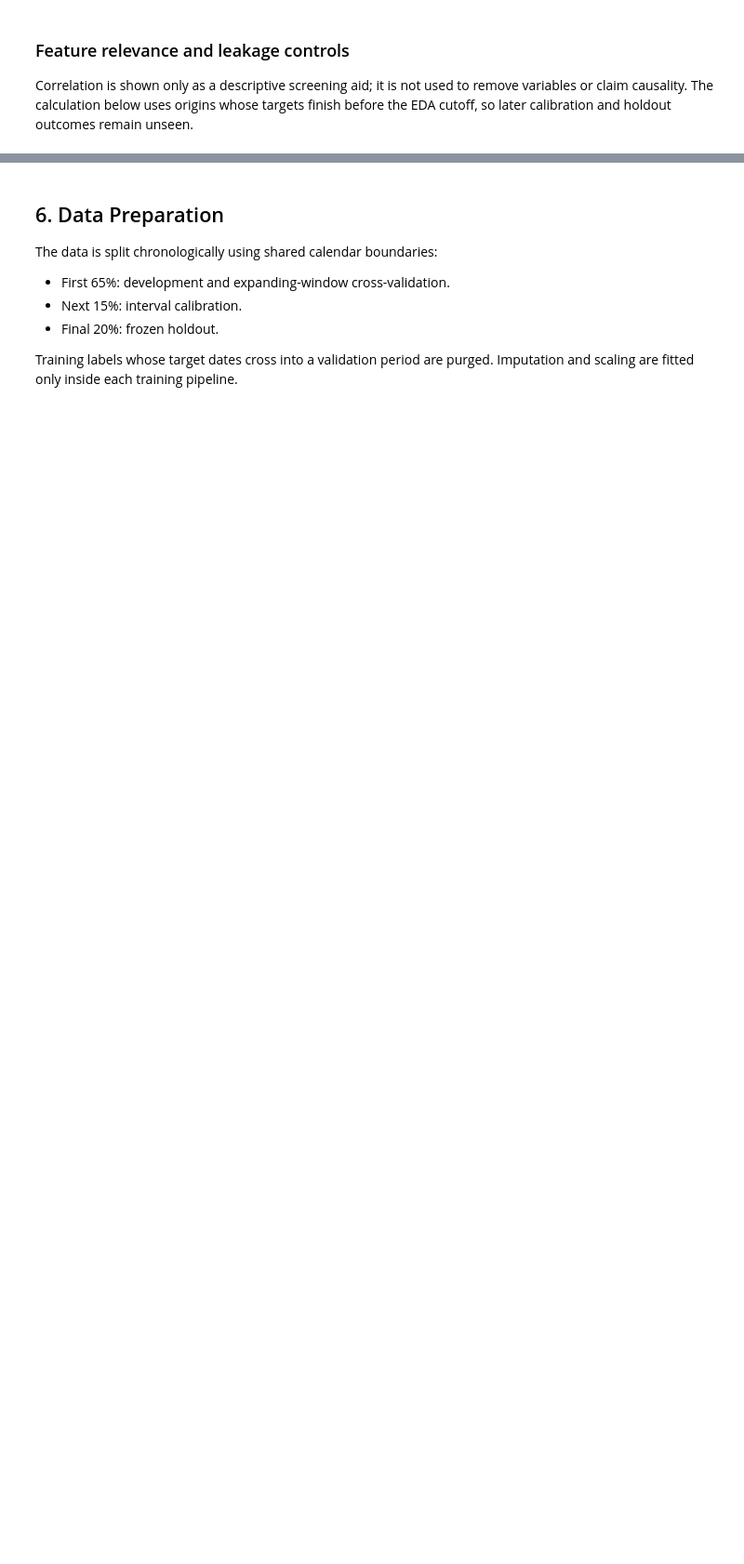
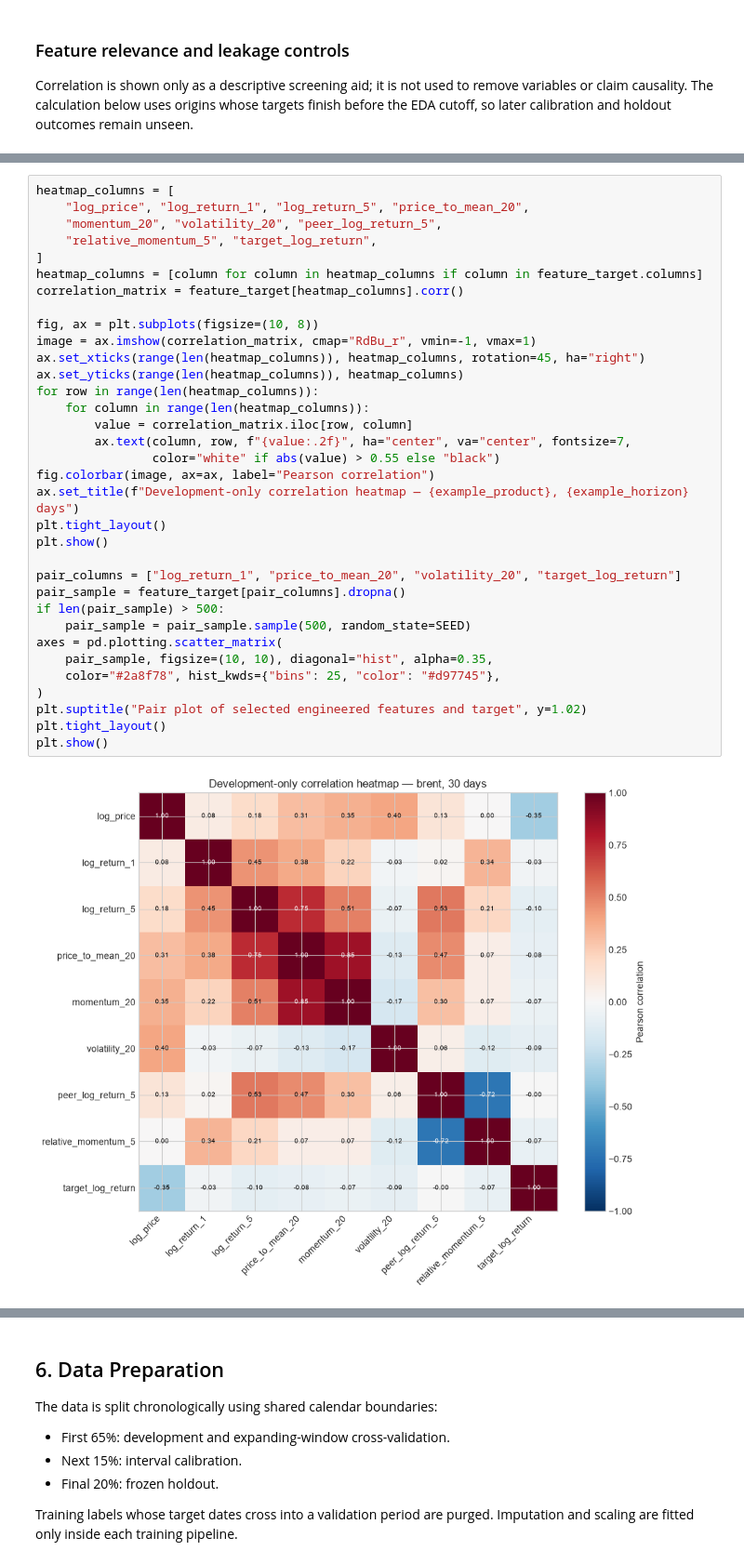
Before and after one commit to KHALIDKARROUM/predict_gasoil_prices, a Jupyter notebook: notebooks/data_science_workflow.ipynb, the cells around one changed output, grey strips where cells are left out. Shown at 93% size. Cells and saved outputs as stored; diff of their text form; blank space fills up the shorter version.

```diff
--- a/notebooks/data_science_workflow.ipynb
+++ b/notebooks/data_science_workflow.ipynb
@@ -398,0 +481,36 @@ assert leakage_checks["target_prices_missing"] == 0
+# %%
+heatmap_columns = [
+    "log_price", "log_return_1", "log_return_5", "price_to_mean_20",
+    "momentum_20", "volatility_20", "peer_log_return_5",
+    "relative_momentum_5", "target_log_return",
+]
+heatmap_columns = [column for column in heatmap_columns if column in feature_target.columns]
+correlation_matrix = feature_target[heatmap_columns].corr()
+
+fig, ax = plt.subplots(figsize=(10, 8))
+image = ax.imshow(correlation_matrix, cmap="RdBu_r", vmin=-1, vmax=1)
+ax.set_xticks(range(len(heatmap_columns)), heatmap_columns, rotation=45, ha="right")
+ax.set_yticks(range(len(heatmap_columns)), heatmap_columns)
+for row in range(len(heatmap_columns)):
+    for column in range(len(heatmap_columns)):
+        value = correlation_matrix.iloc[row, column]
+        ax.text(column, row, f"{value:.2f}", ha="center", va="center", fontsize=7,
+                color="white" if abs(value) > 0.55 else "black")
+fig.colorbar(image, ax=ax, label="Pearson correlation")
+ax.set_title(f"Development-only correlation heatmap — {example_product}, {example_horizon} days")
+plt.tight_layout()
+plt.show()
+
+pair_columns = ["log_return_1", "price_to_mean_20", "volatility_20", "target_log_return"]
+pair_sample = feature_target[pair_columns].dropna()
+if len(pair_sample) > 500:
+    pair_sample = pair_sample.sample(500, random_state=SEED)
+axes = pd.plotting.scatter_matrix(
+    pair_sample, figsize=(10, 10), diagonal="hist", alpha=0.35,
+    color="#2a8f78", hist_kwds={"bins": 25, "color": "#d97745"},
+)
+plt.suptitle("Pair plot of selected engineered features and target", y=1.02)
+plt.tight_layout()
+plt.show()
+# %% [output]
+[figure, added]
```
Also changed, not shown: parts of 16 cells of this notebook.
